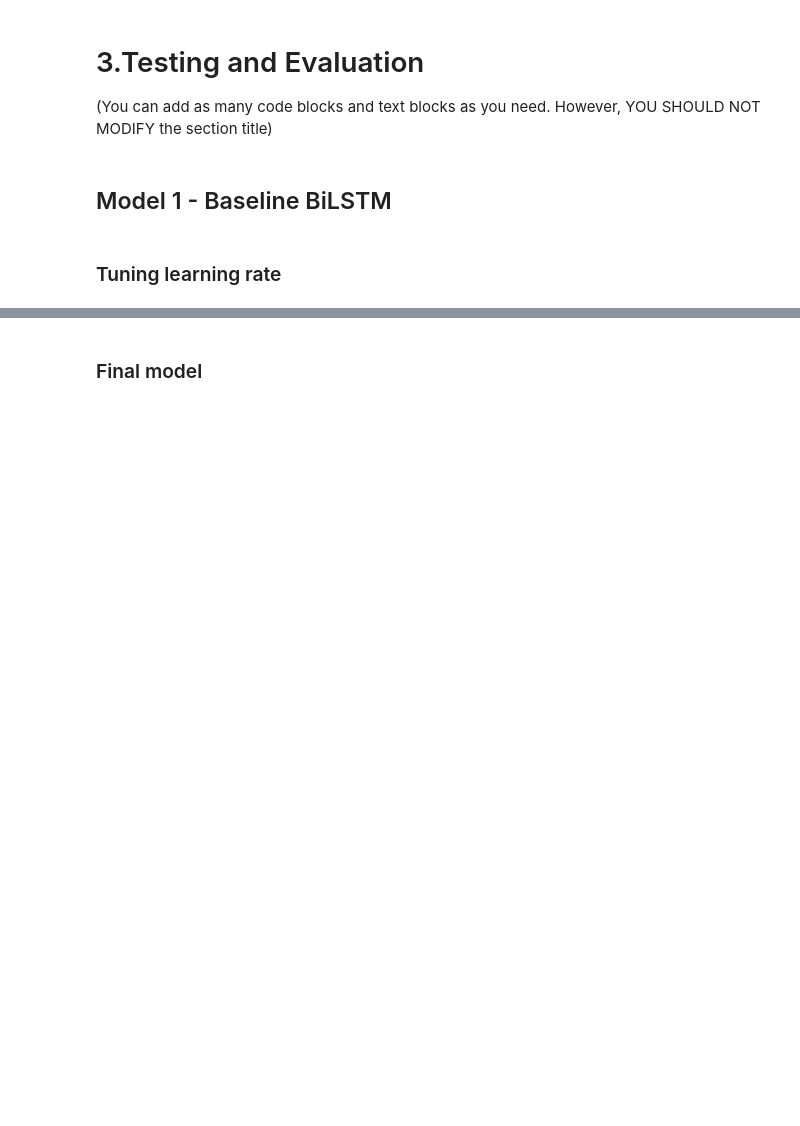
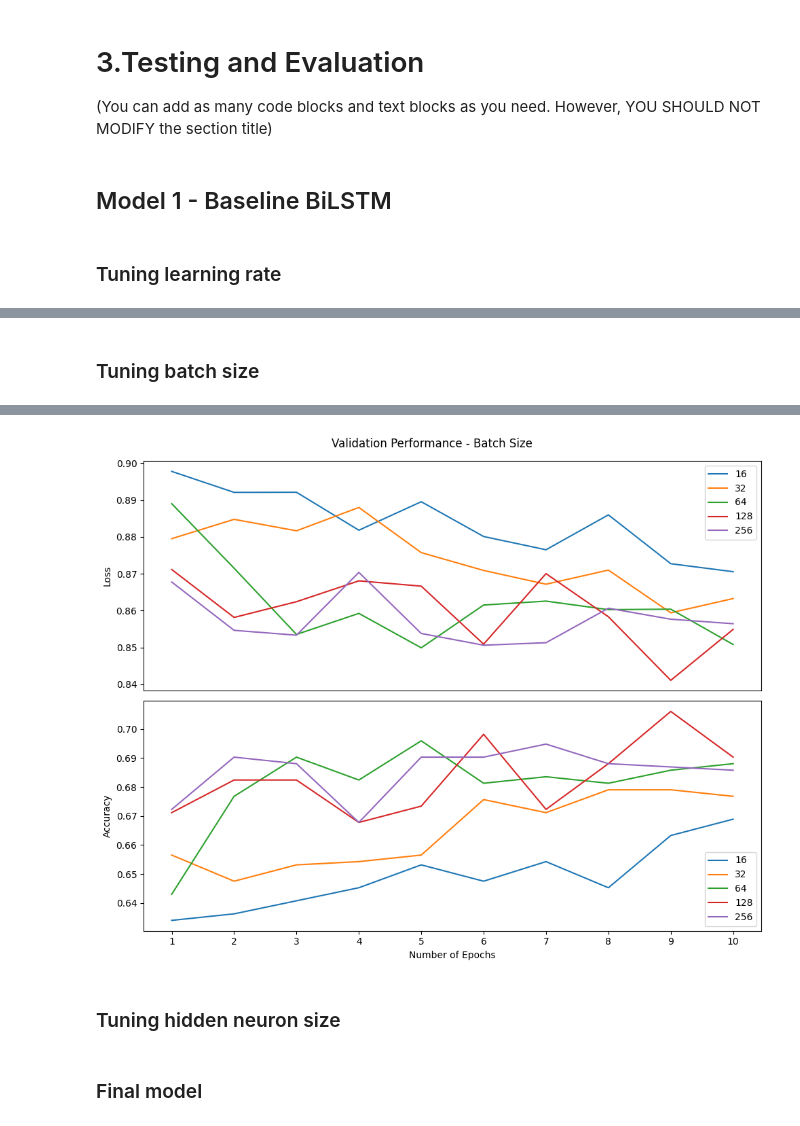
Before and after one commit to milanaveed/cits4012_project, a Jupyter notebook: 4012_测试 (1).ipynb, the cells around one changed output, grey strips where cells are left out. Cells and saved outputs as stored; diff of their text form; code cells hidden in the pictures; blank space fills up the shorter version.

```diff
--- a/4012_测试 (1).ipynb
+++ b/4012_测试 (1).ipynb
@@ -904,0 +1061,69 @@ Best learning rate: 1e-05
+# %% [markdown]
+### Tuning batch size
+# %%
+batch_size_options = [16, 32, 64, 128, 256]
+
+model1 = Model1(
+    input_dim=X_train_t.shape[2],
+    hidden_dim=128,
+    output_dim=3,
+    num_layers=2,
+    dropout=0.3,
+).to(device)
+
+best_batch_size = None
+best_val_loss = float("inf")
+num_epochs = 10
+
+
+fig, (ax1, ax2) = plt.subplots(2, 1, figsize=(
+    10, 8), sharex=True, tight_layout=True)
+fig.set_constrained_layout_pads(hspace=0.0, h_pad=0.0)
+
+for batch_size in batch_size_options:
+    print("-" * 110)
+    print(f"Batch size = {batch_size}")
+
+    train_loader1 = DataLoader(TensorDataset(
+        X_train_t, y_train_t), batch_size=batch_size, shuffle=False)
+    val_loader1 = DataLoader(TensorDataset(
+        X_val_t, y_val_t), batch_size=batch_size, shuffle=False)
+    test_loader1 = DataLoader(TensorDataset(
+        X_test_t, y_test_t), batch_size=batch_size, shuffle=False)
+
+    optimizer = optim.Adagrad(model1.parameters(), lr=0.01)
+    val_losses, val_accuracies = train_and_evaluate(
+        model1, criterion, optimizer, num_epochs, verbose=False
+    )
+    ax1.plot(range(1, num_epochs + 1), val_losses,
+             label=batch_size)
+    ax2.plot(range(1, num_epochs + 1), val_accuracies,
+             label=batch_size)
+
+    val_loss, val_accuracy, val_f1 = evaluate(model1, val_loader1)
+    # print('-' * 89)
+    print(f"End of training | Val Accuracy: {val_accuracy:.2f} | Val Macro-F1: {
+        val_f1:.2f} | Val Loss: {val_loss:.2f}")
+    # print('-' * 89)
+
+    if val_loss < best_val_loss:
+        best_val_loss = val_loss
+        best_batch_size = batch_size
+
+print("=" * 89)
+
+print(f"Best batch size: {best_batch_size}")
+
+ax1.set_ylabel("Loss")
+ax1.tick_params(axis='x', which='both',
+                bottom=False)  # turn off major & minor ticks on the bottom
+ax1.legend(loc="upper right")
+ax2.set_xlabel("Number of Epochs")
+ax2.set_ylabel("Accuracy")
+ax2.legend(loc="lower right")
+ax2.xaxis.set_major_locator(MultipleLocator(1))
+# ax2.xaxis.set_minor_locator(MultipleLocator(1))
+fig.suptitle("Validation Performance - Batch Size")
+save_fig('model1_batch_size')
+plt.show()
+# %% [output]
@@ -904,0 +1147,3 @@ Best learning rate: 1e-05
+[figure, added]
+# %% [markdown]
+### Tuning hidden neuron size
```
Also changed, not shown: parts of 19 cells of this notebook, 2 other files.
